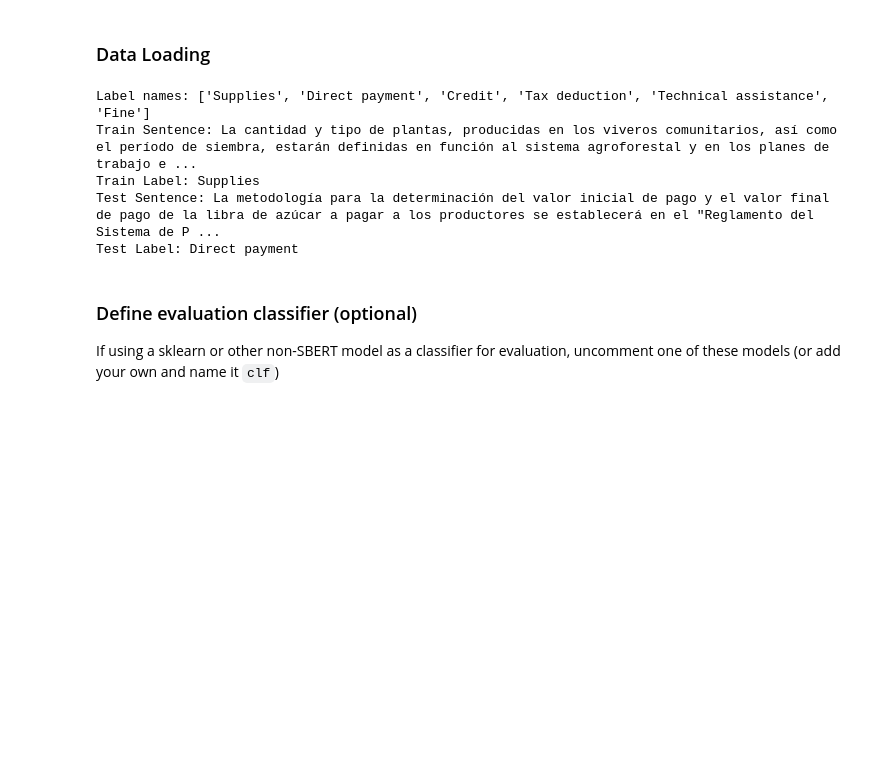
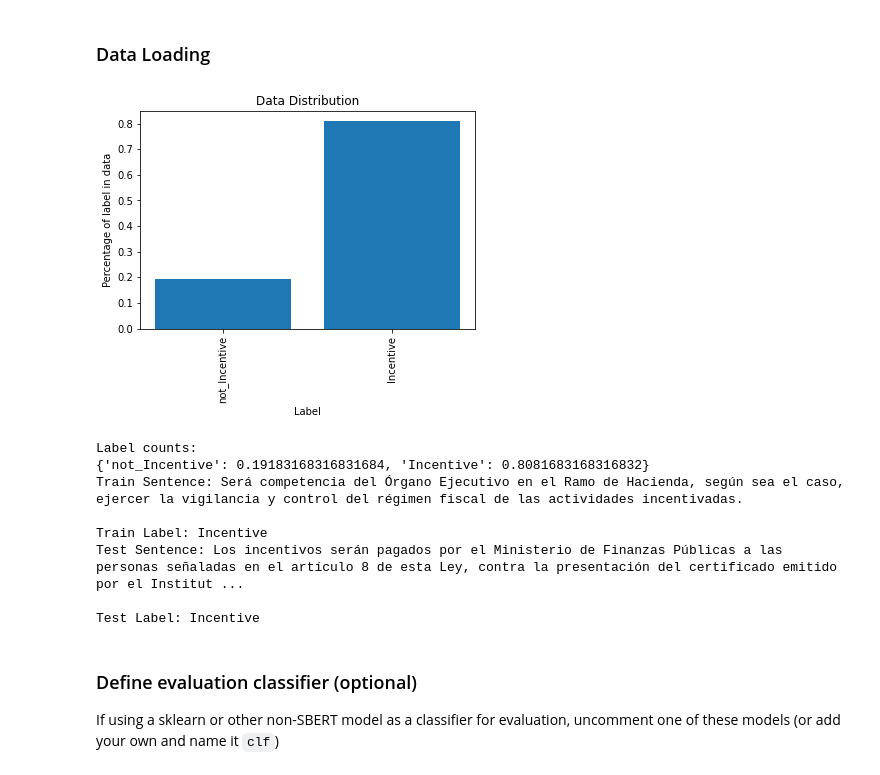
Before and after one commit to wri-dssg-omdena/policy-data-analyzer, a Jupyter notebook: tasks/data_augmentation/notebooks/zero_shot_classification/FineTuneSBERT_GoogleColab.ipynb, the cells around one changed output. Drawn from its saved outputs; the diff is of its cells as text; code cells hidden in the pictures; blank space fills up the shorter version.

```diff
--- a/tasks/data_augmentation/notebooks/zero_shot_classification/FineTuneSBERT_GoogleColab.ipynb
+++ b/tasks/data_augmentation/notebooks/zero_shot_classification/FineTuneSBERT_GoogleColab.ipynb
@@ -69,32 +74,37 @@ Mounted at /content/drive
 # %% [markdown]
 ### Data Loading
 # %%
-experiment = "EXP17"
-classifier = "Multiclass"
+experiment = "EXP30"
+classifier = "Binary"
 
 # This first one is the one used by David and Daniel
 base_path = "/content/drive/MyDrive/WRI-LatinAmerica-Talent"
 
 # This one is the one used by Jordi
 # base_path = "/content/drive/MyDrive/Official Folder of WRI Latin America Project/WRI-LatinAmerica-Talent"
 
 data_path = f"{base_path}/Cristina_Policy_Files/Tagged_sentence_lists/datasets/{classifier}/"
-results_save_path = f"{base_path}/Modeling/MulticlassClassificationExperiments/TESTS/{experiment}"
+results_save_path = f"{base_path}/Modeling/{classifier}ClassificationExperiments/TESTS/{experiment}"
 
 if not os.path.exists(results_save_path):
     os.makedirs(results_save_path)
 
 train_sents, train_labels, test_sents, test_labels = load_dataset(data_path, experiment)
 label_names = unique_labels(train_labels)
-print("Label names:", label_names)
+numeric_train_labels = labels2numeric(train_labels, label_names)
+plot_data_distribution(numeric_train_labels, label_names)
 print("Train Sentence:", train_sents[2], "\nTrain Label:", train_labels[2])
 print("Test Sentence:", test_sents[2], "\nTest Label:", test_labels[2])
 # %% [output]
+[figure, added]
-Label names: ['Supplies', 'Direct payment', 'Credit', 'Tax deduction', 'Technical assistance', 'Fine']
-Train Sentence: La cantidad y tipo de plantas, producidas en los viveros comunitarios, así como el período de siembra, estarán definidas en función al sistema agroforestal y en los planes de trabajo e ...
-Train Label: Supplies
-Test Sentence: La metodología para la determinación del valor inicial de pago y el valor final de pago de la libra de azúcar a pagar a los productores se establecerá en el "Reglamento del Sistema de P ...
-Test Label: Direct payment
+Label counts:
+{'not_Incentive': 0.19183168316831684, 'Incentive': 0.8081683168316832}
+Train Sentence: Será competencia del Órgano Ejecutivo en el Ramo de Hacienda, según sea el caso, ejercer la vigilancia y control del régimen fiscal de las actividades incentivadas.
+
+Train Label: Incentive
+Test Sentence: Los incentivos serán pagados por el Ministerio de Finanzas Públicas a las personas señaladas en el artículo 8 de esta Ley, contra la presentación del certificado emitido por el Institut ...
+
+Test Label: Incentive
 # %% [markdown]
 ### Define evaluation classifier (optional)
 If using a sklearn or other non-SBERT model as a classifier for evaluation, uncomment one of these models (or add your own and name it `clf`)
```
Also changed, not shown: parts of 7 cells of this notebook.
